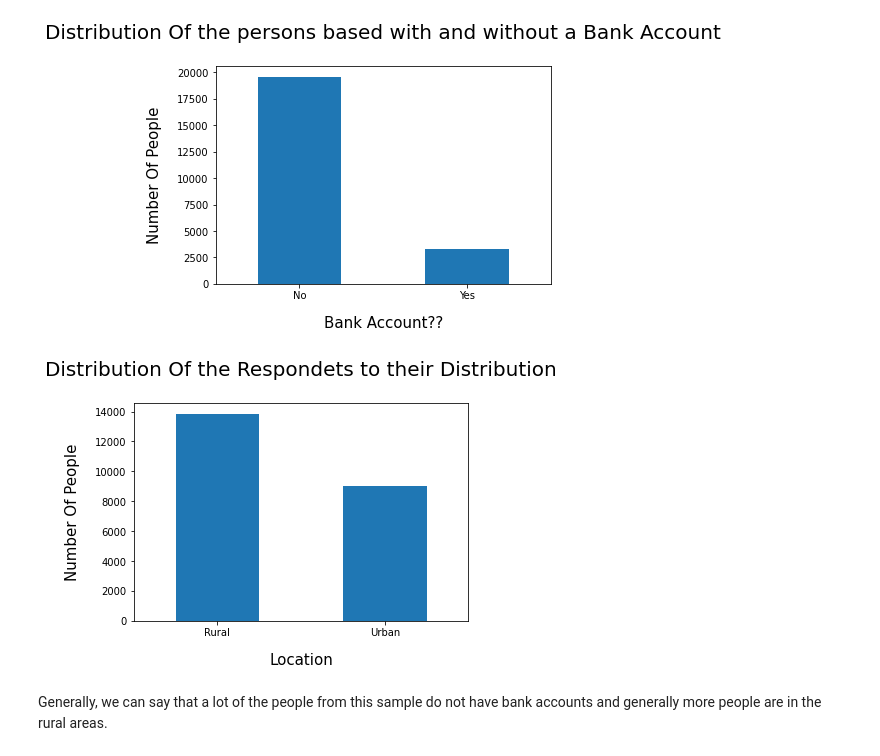
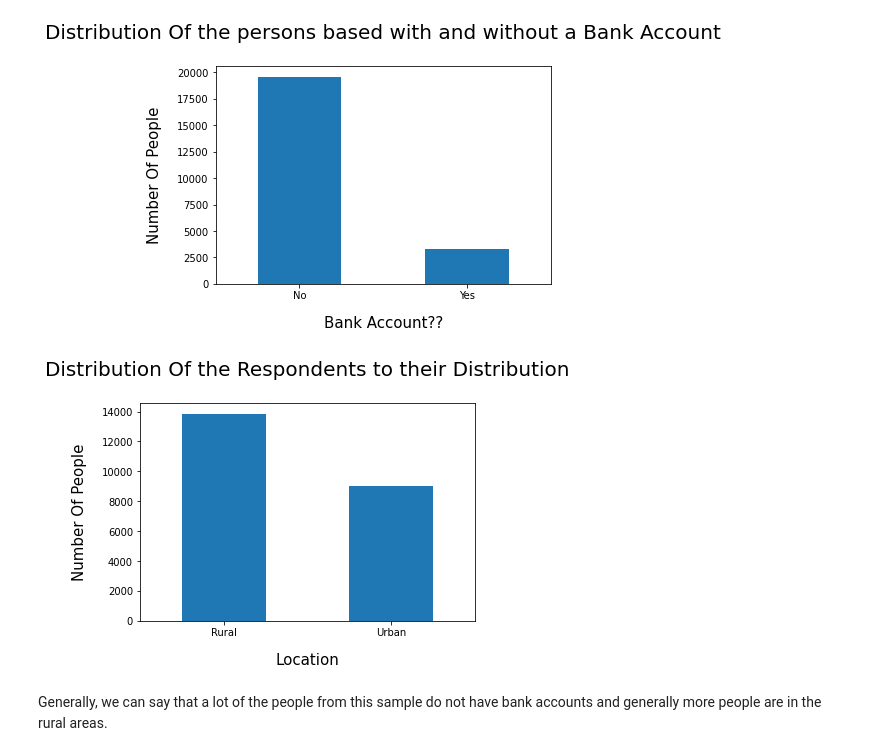
Before and after one commit to mburu-mwangi/Core-Wk2-IP, a Jupyter notebook: Moringa_Data_Science_Core_W2_Independent_Project_2021_09_Alfonce_Mwangi_Python_Notebook.ipynb, the cells around one changed output. Drawn from its saved outputs; the diff is of its cells as text; code cells hidden in the pictures.

```diff
--- a/Moringa_Data_Science_Core_W2_Independent_Project_2021_09_Alfonce_Mwangi_Python_Notebook.ipynb
+++ b/Moringa_Data_Science_Core_W2_Independent_Project_2021_09_Alfonce_Mwangi_Python_Notebook.ipynb
@@ -288,13 +331,13 @@ plt.show()
 # %%
 # Bar plot showing the general location of the respondents in the sample
 FinancialData_Df2['Type of Location'].value_counts().plot.bar()
 plt.xlabel('Location',fontsize=15,labelpad=15)
 plt.ylabel('Number Of People',fontsize=15,labelpad=15)
 plt.xticks(rotation = 0)
-plt.title('Distribution Of the Respondets to their Distribution', fontsize=20, y=1.1)
+plt.title('Distribution Of the Respondents to their Distribution', fontsize=20, y=1.1)
 plt.show()
 # %% [output]
-[figure, old version]
+[figure, new version]
 # %% [markdown]
 Generally, we can say that a lot of the people from this sample do not have bank accounts and generally more people are in the rural areas.
 # %% [markdown]
```
Also changed, not shown: parts of 11 cells of this notebook.
